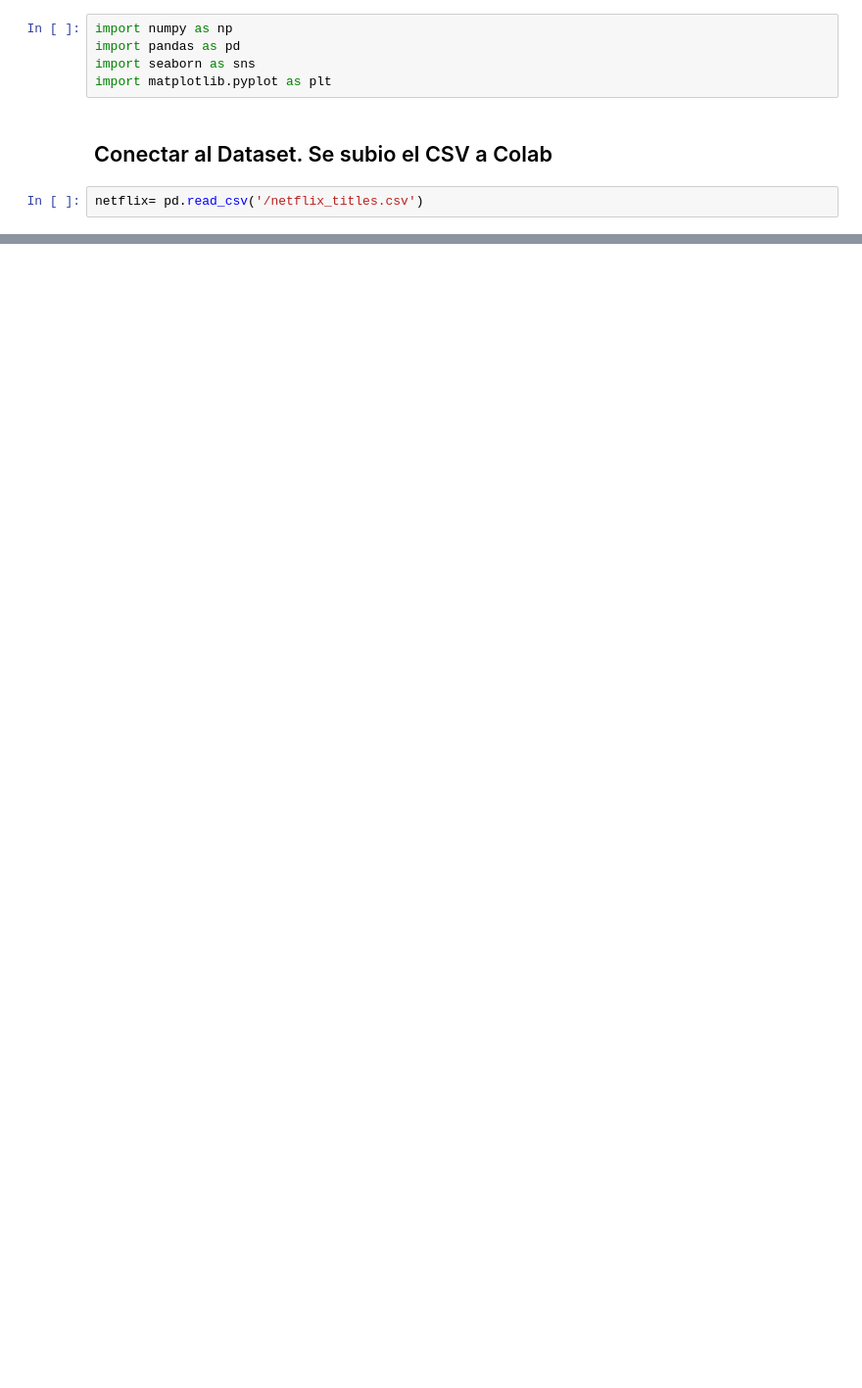
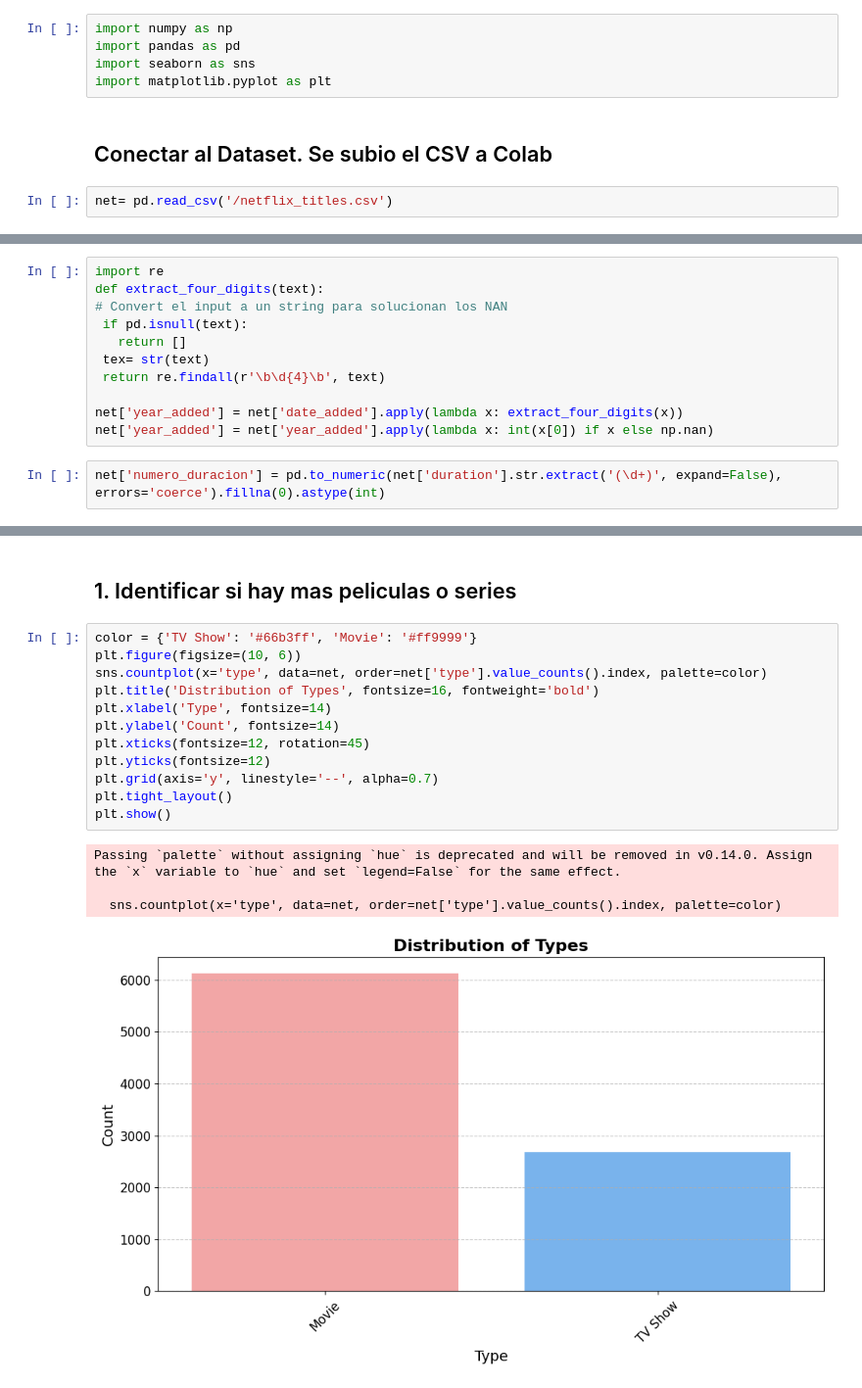
Before and after one commit to ronald-duarte/ds1, a Jupyter notebook: ProyectoDS_ParteI_Duarte.ipynb, the cells around one changed output, grey strips where cells are left out. Shown at 98% size. Saved outputs shown, nothing was run; the diff lists cells and outputs as text; blank space fills up the shorter version.

```diff
--- a/ProyectoDS_ParteI_Duarte.ipynb
+++ b/ProyectoDS_ParteI_Duarte.ipynb
@@ -18,4 +39,4 @@ import matplotlib.pyplot as plt
 # %% [markdown]
 ## Conectar al Dataset. Se subio el CSV a Colab
 # %%
-netflix= pd.read_csv('/netflix_titles.csv')
+net= pd.read_csv('/netflix_titles.csv')
@@ -39,0 +107,13 @@ netflix
+# %%
+import re
+def extract_four_digits(text):
+# Convert el input a un string para solucionan los NAN
+ if pd.isnull(text):
+   return []
+ tex= str(text)
+ return re.findall(r'\b\d{4}\b', text)
+
+net['year_added'] = net['date_added'].apply(lambda x: extract_four_digits(x))
+net['year_added'] = net['year_added'].apply(lambda x: int(x[0]) if x else np.nan)
+# %%
+net['numero_duracion'] = pd.to_numeric(net['duration'].str.extract('(\d+)', expand=False), errors='coerce').fillna(0).astype(int)
@@ -39,0 +129,19 @@ netflix
+# %% [markdown]
+## 1. Identificar si hay mas peliculas o series
+# %%
+color = {'TV Show': '#66b3ff', 'Movie': '#ff9999'}
+plt.figure(figsize=(10, 6))
+sns.countplot(x='type', data=net, order=net['type'].value_counts().index, palette=color)
+plt.title('Distribution of Types', fontsize=16, fontweight='bold')
+plt.xlabel('Type', fontsize=14)
+plt.ylabel('Count', fontsize=14)
+plt.xticks(fontsize=12, rotation=45)
+plt.yticks(fontsize=12)
+plt.grid(axis='y', linestyle='--', alpha=0.7)
+plt.tight_layout()
+plt.show()
+# %% [output]
+Passing `palette` without assigning `hue` is deprecated and will be removed in v0.14.0. Assign the `x` variable to `hue` and set `legend=False` for the same effect.
+
+  sns.countplot(x='type', data=net, order=net['type'].value_counts().index, palette=color)
+[figure, added]
```
Also changed, not shown: parts of 33 cells of this notebook.
